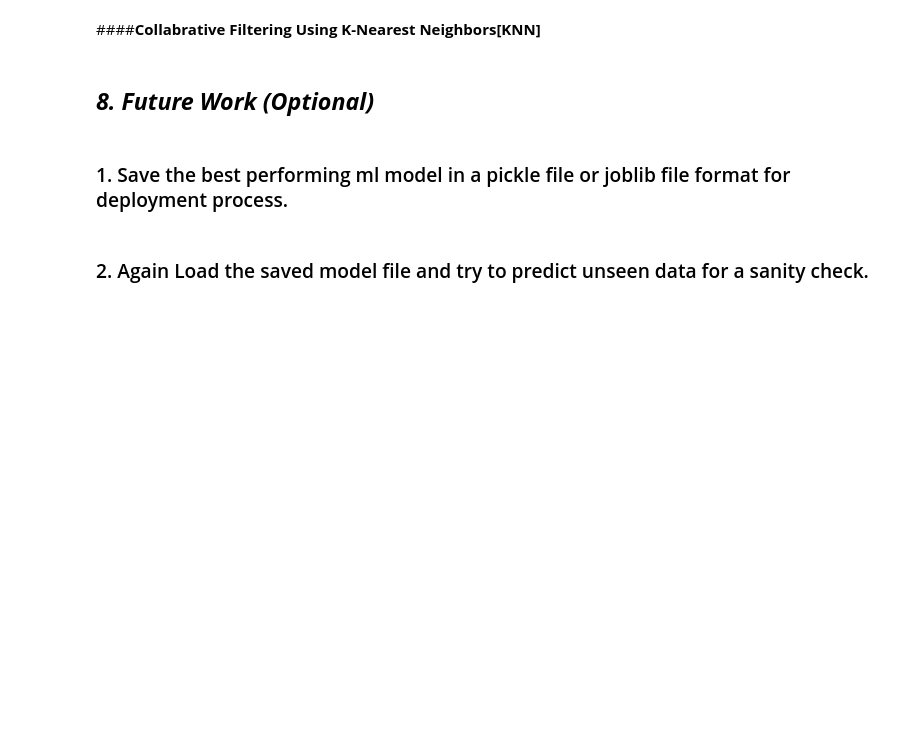
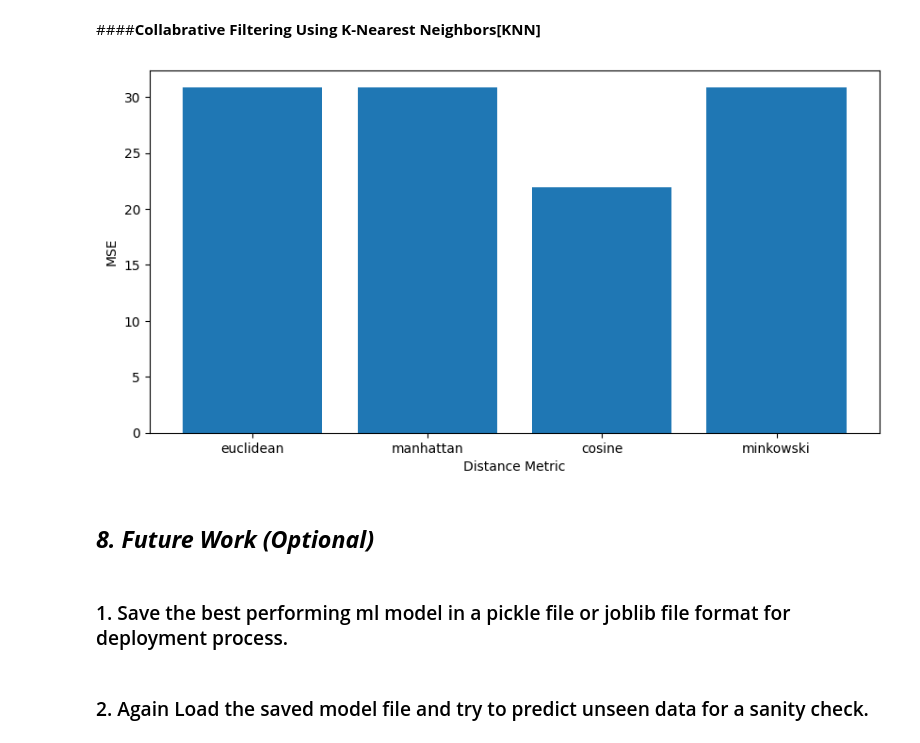
Before and after one commit to Jamal-1018/Book_Recommeder_System_Unsupervised_learning, a Jupyter notebook: Book_recommendation_sysytem_unsupervised.ipynb, the cells around one changed output. Drawn from its saved outputs; the diff is of its cells as text; code cells hidden in the pictures; blank space fills up the shorter version.

```diff
--- a/Book_recommendation_sysytem_unsupervised.ipynb
+++ b/Book_recommendation_sysytem_unsupervised.ipynb
@@ -1081,7 +1096,80 @@ book_count = train_data['isbn'].value_counts()
 valid_book = book_count[book_count >= min_ratings].index
 train_data = train_data[train_data['isbn'].isin(valid_book)]
 
+# Filter users with atleast minimum number of ratings
 min_ratings = 200
+user_count  = train_data['user_id'].value_counts()
+valid_user  = user_count[user_count >= min_ratings].index
+train_data  = train_data[train_data['user_id'].isin(valid_user)]
+
+# Create a pivot table of books and their ratings by each user for their training data
+train_data_pivot = train_data.pivot(index = 'isbn', columns = 'user_id', values = 'book_rating').fillna(0)
+
+# Convert the pivot table to sparse matrix
+train_matrix = csr_matrix(train_data_pivot.values)
+
+# Create a list of distance metrics to test
+metrics = ['euclidean', 'manhattan','cosine','minkowski']
+# %%
+# Create a dictionary to store the MSE of each distance metrics
+mse_dict = {}
+
+# Try different distance metrics
+for metric in metrics:
+  # Create a KNN model
+  model_knn = NearestNeighbors(n_neighbors = 10, metric = metric, algorithm = 'brute')
+  model_knn.fit(train_matrix)
+
+  # Create a list to store the predicted ratings
+  pred_ratings = []
+
+  # Create a list to store the actual ratings
+  actual_ratings = []
+
+  # Iterate each row in the train data
+  for i, row in testing_data.iterrows():
+    # Get the user_id and isbn of the row
+    user_id = row['user_id']
+    isbn = row['isbn']
+
+    # Check whether the user present in the training data
+    if user_id in train_data_pivot.columns and isbn in train_data_pivot.index:
+      # Get the index of this book in the pivot table
+      book_index = train_data_pivot.index.get_loc(isbn)
+
+      # Find the 10 nearest neighbors of this book
+      distances, indices = model_knn.kneighbors(train_data_pivot.iloc[book_index, : ].values.reshape(1,-1), n_neighbors = 10)
+
+      # Get the ISBN's of this nearest neighbors
+      neighbors_isbn = [train_data_pivot.index[i] for i in indices.flatten()]
+
+      # Calculate the average rating given by this user to these books
+      avg_rating_user = train_data[(train_data['user_id'] == user_id) & (train_data['isbn'].isin(neighbors_isbn))]['book_rating'].mean()
+
+      # Check if average rating of user is NaN
+      if pd.isna(avg_rating_user):
+        continue
+
+      # Add this rating to the predicted rating list
+      pred_ratings.append(avg_rating_user)
+
+      # Add this rating to the actual rating
+      actual_ratings.append(row['book_rating'])
+
+  # Calculate the MSE for this distance metric
+  mse = mean_squared_error(actual_ratings, pred_ratings)
+
+  # add this mse to dictionary of MSEs
+  mse_dict[metric] = mse
+
+# Plot the MSE for different metrics
+plt.figure(figsize = (10,5))
+plt.bar(mse_dict.keys(), mse_dict.values())
+plt.xlabel('Distance Metric')
+plt.ylabel('MSE')
+plt.show()
+# %% [output]
+[figure, added]
 # %% [markdown]
 ## ***8.*** ***Future Work (Optional)***
 # %% [markdown]
```
Also changed, not shown: parts of 1 cell of this notebook.
